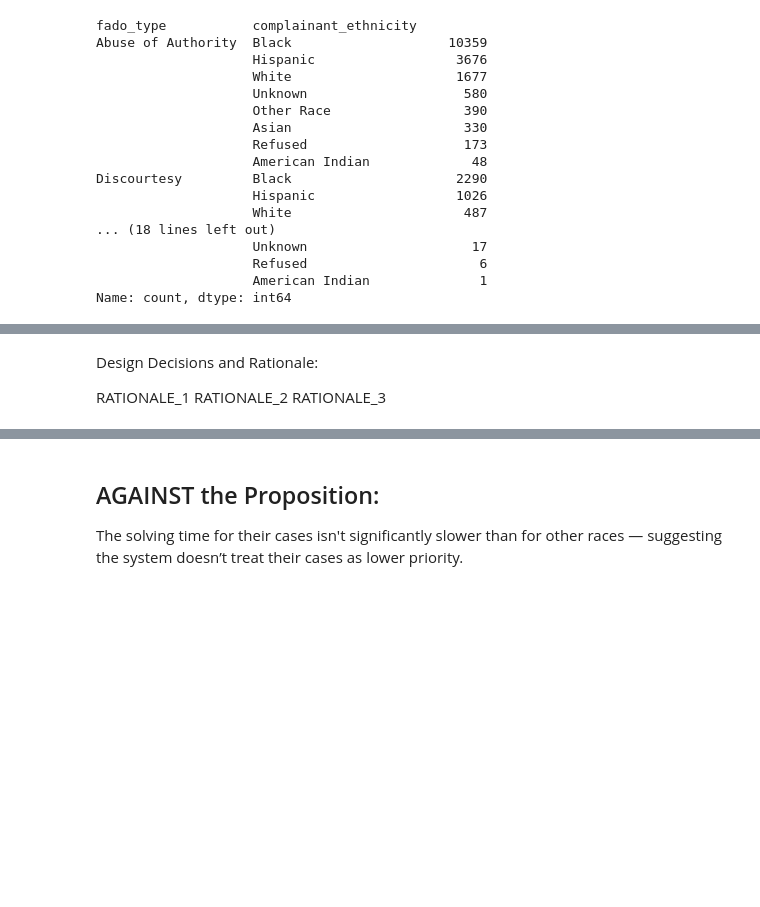
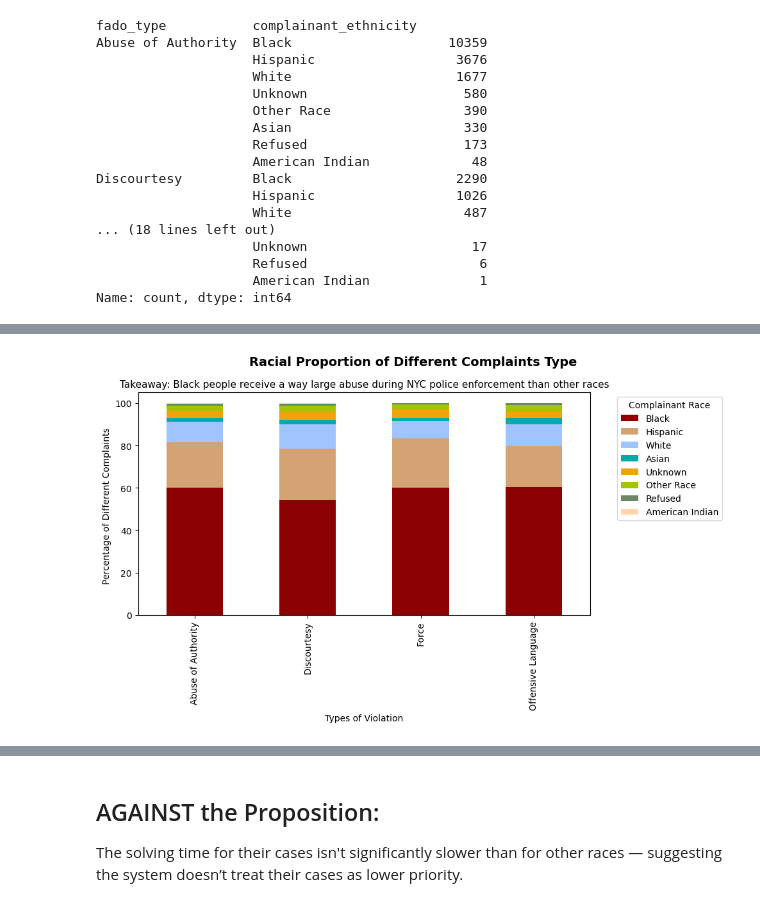
Before and after one commit to ivvvvvvvy123/dsc106project2, a Jupyter notebook: analysis.ipynb, the cells around one changed output, grey strips where cells are left out. Cells and saved outputs as stored; diff of their text form; code cells hidden in the pictures; blank space fills up the shorter version.

Commit message:
Adjusting html layout and format

```diff
--- a/analysis.ipynb
+++ b/analysis.ipynb
@@ -50,21 +50,3 @@ Discourtesy         Black                     2290
                     Refused                      6
                     American Indian              1
 Name: count, dtype: int64
-# %%
-# Step 1: Reformat your grouped data
-df_counts = df.groupby(['fado_type', 'complainant_ethnicity']).size().reset_index(name='count')
-
-# Step 2: Pivot to wide format
-pivot_df = df_counts.pivot(index='fado_type', columns='complainant_ethnicity', values='count').fillna(0)
-
-# Step 3: Normalize to percentage
-percent_df = pivot_df.div(pivot_df.sum(axis=1), axis=0) * 100
-
-# Step 4: Plot
-percent_df.plot(kind='bar', stacked=True, figsize=(10, 6), colormap='tab20')
-plt.title("Racial Breakdown of Complaints by FADO Type")
-plt.ylabel("Percentage of Complaints")
-plt.xlabel("FADO Type")
-plt.legend(title='Complainant Race', bbox_to_anchor=(1.05, 1), loc='upper left')
-plt.tight_layout()
-plt.show()
@@ -94,6 +53,37 @@ for fado in fado_types:
-# %% [markdown]
-Design Decisions and Rationale:
-
-RATIONALE_1
-RATIONALE_2
-RATIONALE_3
+# %%
+ethnicity_order = [
+    'Black', 'Hispanic', 'White', 'Asian', 'Unknown',
+    'Other Race', 'Refused', 'American Indian'
+]
+
+custom_colors = [
+    '#8B0000',  # dark red for Black
+    '#D4A373',  # tan for Hispanic
+    '#A0C4FF',  # pastel blue for White
+    '#00ABA9',  # soft green for Asian
+    '#F0A30A',  # light gray for Unknown
+    '#A4C400',  # peach for Other Race
+    '#6D8764',  # gray for Refused
+    '#FFD6A5'   # pale yellow for American Indian
+]
+
+# Reorder your DataFrame columns to match
+percent_df = percent_df[ethnicity_order]
+
+# Plot
+percent_df.plot(
+    kind='bar',
+    stacked=True,
+    figsize=(10, 6),
+    color=custom_colors
+)
+plt.suptitle("Racial Proportion of Different Complaints Type",fontweight='bold', fontsize=14)
+plt.title("Takeaway: Black people receive a way large abuse during NYC police enforcement than other races", fontsize=11)
+
+plt.ylabel("Percentage of Different Complaints ")
+plt.xlabel("Types of Violation")
+plt.legend(title='Complainant Race', bbox_to_anchor=(1.05, 1), loc='upper left')
+plt.tight_layout()
+plt.show()
+# %% [output]
+[figure, added]
```
Also changed, not shown: parts of 11 cells of this notebook, 1 other file.
